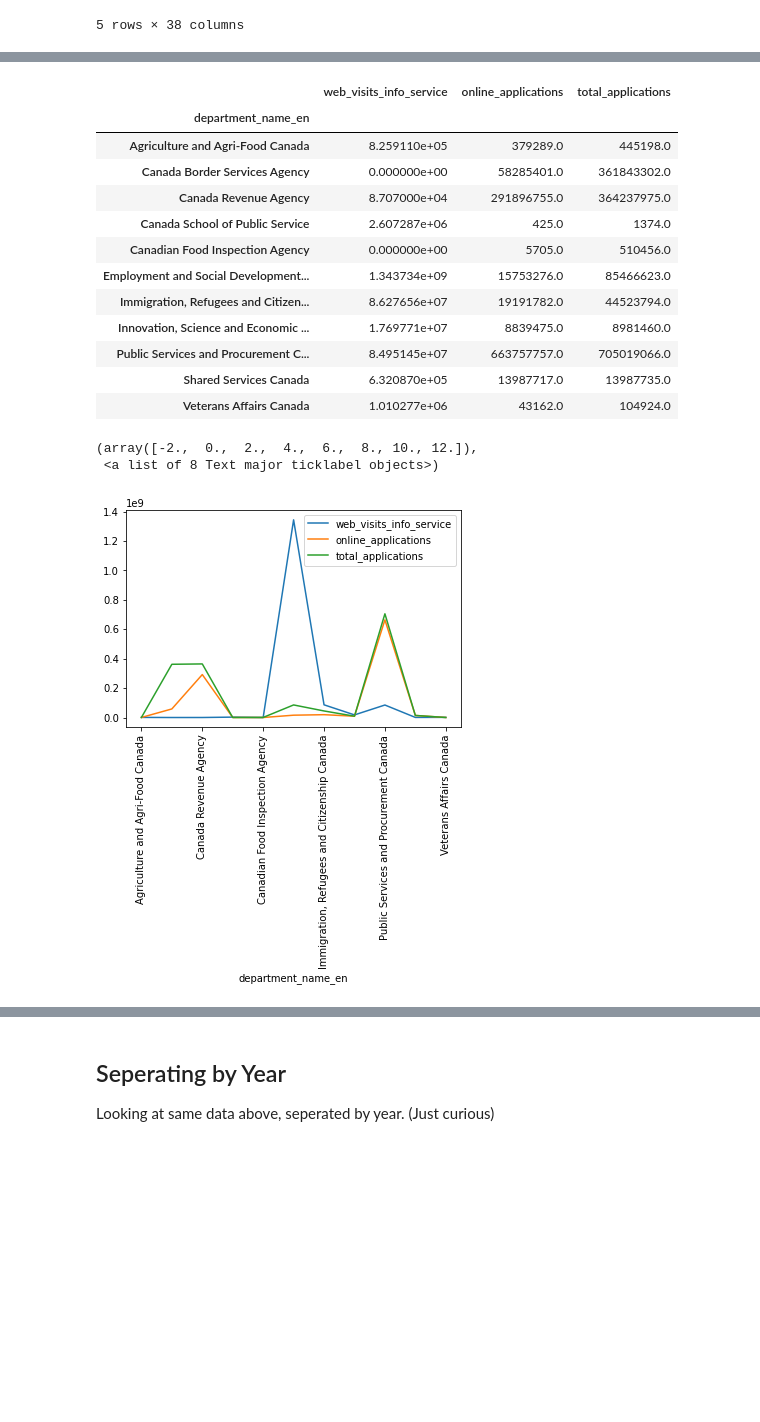
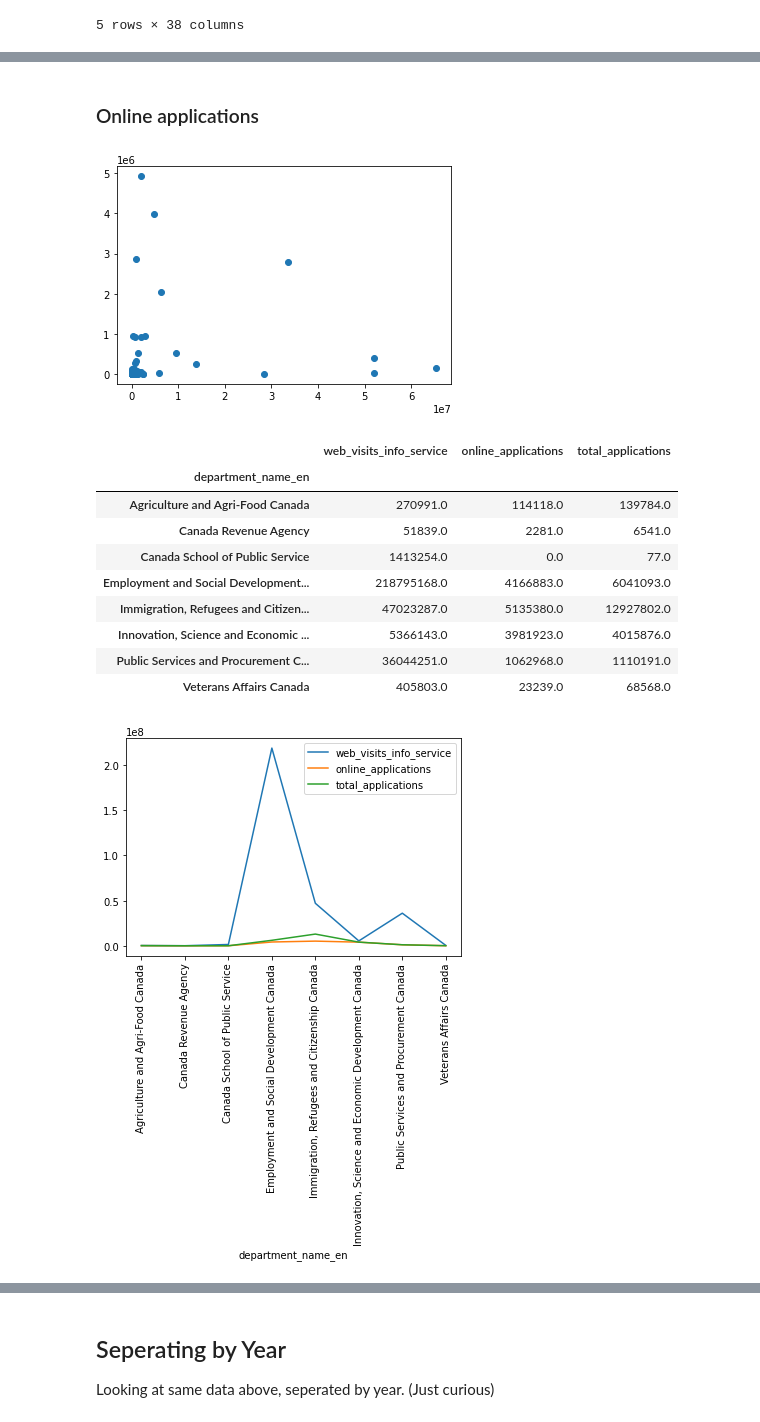
Before and after one commit to d-ta/GC-Service-Inventory-EDA, a Jupyter notebook: GC Service Inventory_DJ.ipynb, the cells around one changed output, grey strips where cells are left out. Cells and saved outputs as stored; diff of their text form; code cells hidden in the pictures; blank space fills up the shorter version.

Commit message:
added graphs

```diff
--- a/GC Service Inventory_DJ.ipynb
+++ b/GC Service Inventory_DJ.ipynb
@@ -65,5 +60,4 @@ df_inv.fiscal_yr.unique()
 array(['2016-2017', '2017-2018', '2018-2019'], dtype=object)
 # %%
 departments = df_inv[df_inv.fiscal_yr == '2016-2017'].department_name_en.unique()
-df_inv_relevantDeps = df_inv[df_inv.department_name_en.isin(departments)]
-df_inv_relevantDeps.shape
+df = df_inv[df_inv.department_name_en.isin(departments) & (df_inv.fiscal_yr != '2018-2019')]
@@ -107,0 +115,8 @@ sb.lmplot('web_visits_info_service','other_applications', data = df_inv_online_d
+# %%
+rel_cols = ['fiscal_yr', 'service_name_en', 'department_name_en', 'external_internal',
+            'service_type', 'client_target_groups', 'service_fee','use_of_sin',
+            'online_applications', 'web_visits_info_service', 'calls_received',
+            'in_person_applications', 'postal_mail_applications', 'other_applications',
+            'e_registration', 'e_authentication', 'e_application', 'e_decision', 'e_issuance', 'e_feedback']
+df = df[rel_cols]
+df.head()
@@ -107,0 +134,9 @@ sb.lmplot('web_visits_info_service','other_applications', data = df_inv_online_d
+# %%
+#Selecting important columns
+df_web = df[['fiscal_yr', 'department_name_en', 'web_visits_info_service', 'online_applications', 'total_applications']]
+
+#Remove rows where web_visits_info_service or total_applications are null
+df_web = df_web[(df_web.web_visits_info_service != 0) & (df_web.total_applications != 0)]
+
+#Head
+df_web.head()
@@ -108,25 +239,28 @@ sb.lmplot('web_visits_info_service','other_applications', data = df_inv_online_d
+# %% [markdown]
+### Online applications
+# %%
+plt.scatter(df_web.web_visits_info_service, df_web.total_applications)
+plt.show()
+# %% [output]
+[figure, added]
 # %%
-df_inv_online_data = df_inv_online_data.groupby('department_name_en').agg('sum')
-df_inv_online_data
+df_web_gr = df_web.groupby('department_name_en').agg('sum')
+df_web_gr
 # %% [output]
 |  | web_visits_info_service | online_applications | total_applications |
 | department_name_en |  |  |  |
-| Agriculture and Agri-Food Canada | 8.259110e+05 | 379289.0 | 445198.0 |
-| Canada Border Services Agency | 0.000000e+00 | 58285401.0 | 361843302.0 |
-| Canada Revenue Agency | 8.707000e+04 | 291896755.0 | 364237975.0 |
-| Canada School of Public Service | 2.607287e+06 | 425.0 | 1374.0 |
-| Canadian Food Inspection Agency | 0.000000e+00 | 5705.0 | 510456.0 |
-| Employment and Social Development... | 1.343734e+09 | 15753276.0 | 85466623.0 |
-| Immigration, Refugees and Citizen... | 8.627656e+07 | 19191782.0 | 44523794.0 |
-| Innovation, Science and Economic ... | 1.769771e+07 | 8839475.0 | 8981460.0 |
-| Public Services and Procurement C... | 8.495145e+07 | 663757757.0 | 705019066.0 |
-| Shared Services Canada | 6.320870e+05 | 13987717.0 | 13987735.0 |
-| Veterans Affairs Canada | 1.010277e+06 | 43162.0 | 104924.0 |
+| Agriculture and Agri-Food Canada | 270991.0 | 114118.0 | 139784.0 |
+| Canada Revenue Agency | 51839.0 | 2281.0 | 6541.0 |
+| Canada School of Public Service | 1413254.0 | 0.0 | 77.0 |
+| Employment and Social Development... | 218795168.0 | 4166883.0 | 6041093.0 |
+| Immigration, Refugees and Citizen... | 47023287.0 | 5135380.0 | 12927802.0 |
+| Innovation, Science and Economic ... | 5366143.0 | 3981923.0 | 4015876.0 |
+| Public Services and Procurement C... | 36044251.0 | 1062968.0 | 1110191.0 |
+| Veterans Affairs Canada | 405803.0 | 23239.0 | 68568.0 |
 # %%
-df_inv_online_data.plot()
+df_web_gr.plot()
 plt.xticks(rotation = 90)
+plt.show()
 # %% [output]
-(array([-2.,  0.,  2.,  4.,  6.,  8., 10., 12.]),
- <a list of 8 Text major ticklabel objects>)
-[figure, old version]
+[figure, new version]
 # %%
```
Also changed, not shown: parts of 46 cells of this notebook.
